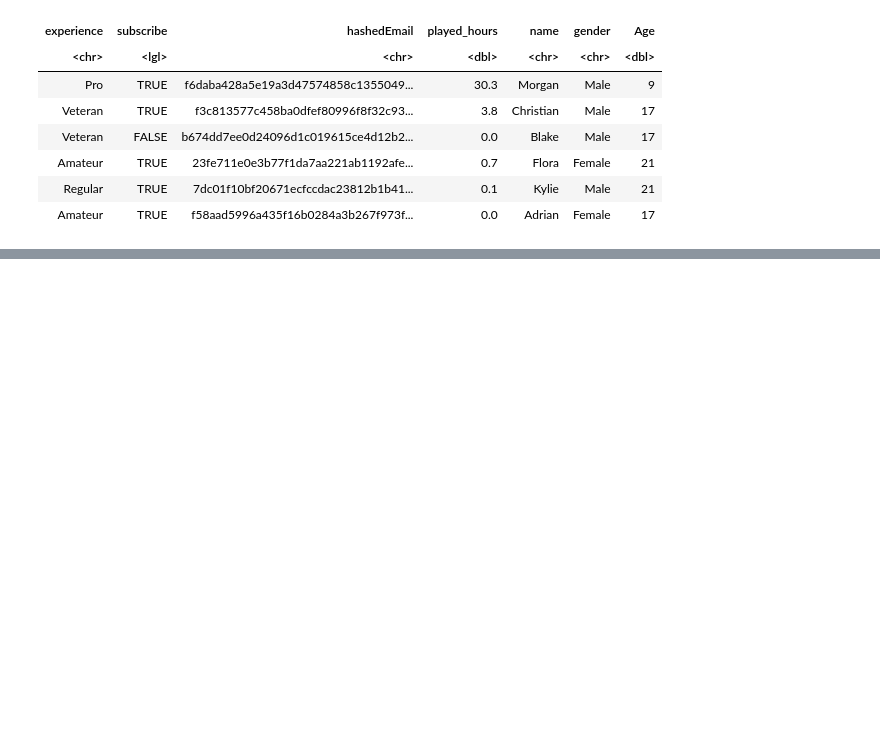
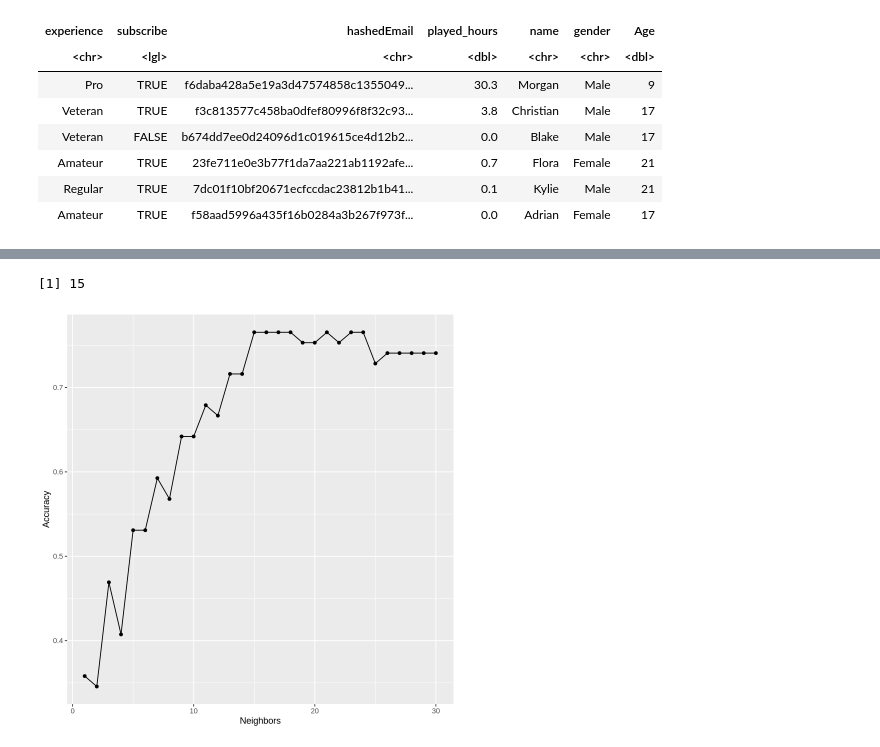
Before and after one commit to MayWei0503/dsci-100-project-template, a Jupyter notebook: project.ipynb, the cells around one changed output, grey strips where cells are left out. Cells and saved outputs as stored; diff of their text form; code cells hidden in the pictures; blank space fills up the shorter version.

```diff
--- a/project.ipynb
+++ b/project.ipynb
@@ -142,0 +97,11 @@ A tibble: 6 × 4
+# %%
+set.seed(1234)
+
+players_split <- initial_split(clean_player, prop = 0.7, strata = subscribe)
+players_training <- training(players_split)
+players_testing <- testing(players_split)
+
+players_recipe <- recipe(subscribe ~ played_hours + Age, data = players_training) |>
+  step_scale(all_predictors()) |>
+  step_center(all_predictors())
+players_recipe
@@ -142,0 +127,16 @@ A tibble: 6 × 4
+# %%
+knn_spec <- nearest_neighbor(weight_func = "rectangular", neighbors = tune()) |>
+  set_engine("kknn") |>
+  set_mode("classification")
+# %%
+players_vfold <- vfold_cv(players_training, v = 5, strata = subscribe)
+# %%
+set.seed(1234)
+k_val <- tibble(neighbors = seq(from = 1, to = 30, by = 1))
+knn_results <- workflow() |>
+  add_recipe(players_recipe) |>
+  add_model(knn_spec) |>
+  tune_grid(resamples = players_vfold, grid = k_val) |>
+  collect_metrics()
+accuracies <- filter(knn_results, .metric == "accuracy")
+accuracies
@@ -142,0 +183,16 @@ A tibble: 6 × 4
+# %%
+accuracy_plot <- ggplot(accuracies, aes(x = neighbors, y = mean)) +
+  geom_point() +
+  geom_line() +
+  labs(x = "Neighbors", y = "Accuracy")
+
+accuracy_plot
+best_k <- accuracies |>
+  arrange(desc(mean)) |>
+  head(1) |>
+  pull(neighbors)
+
+best_k
+# %% [output]
+[1] 15
+[figure, added]
```
Also changed, not shown: parts of 18 cells of this notebook.
